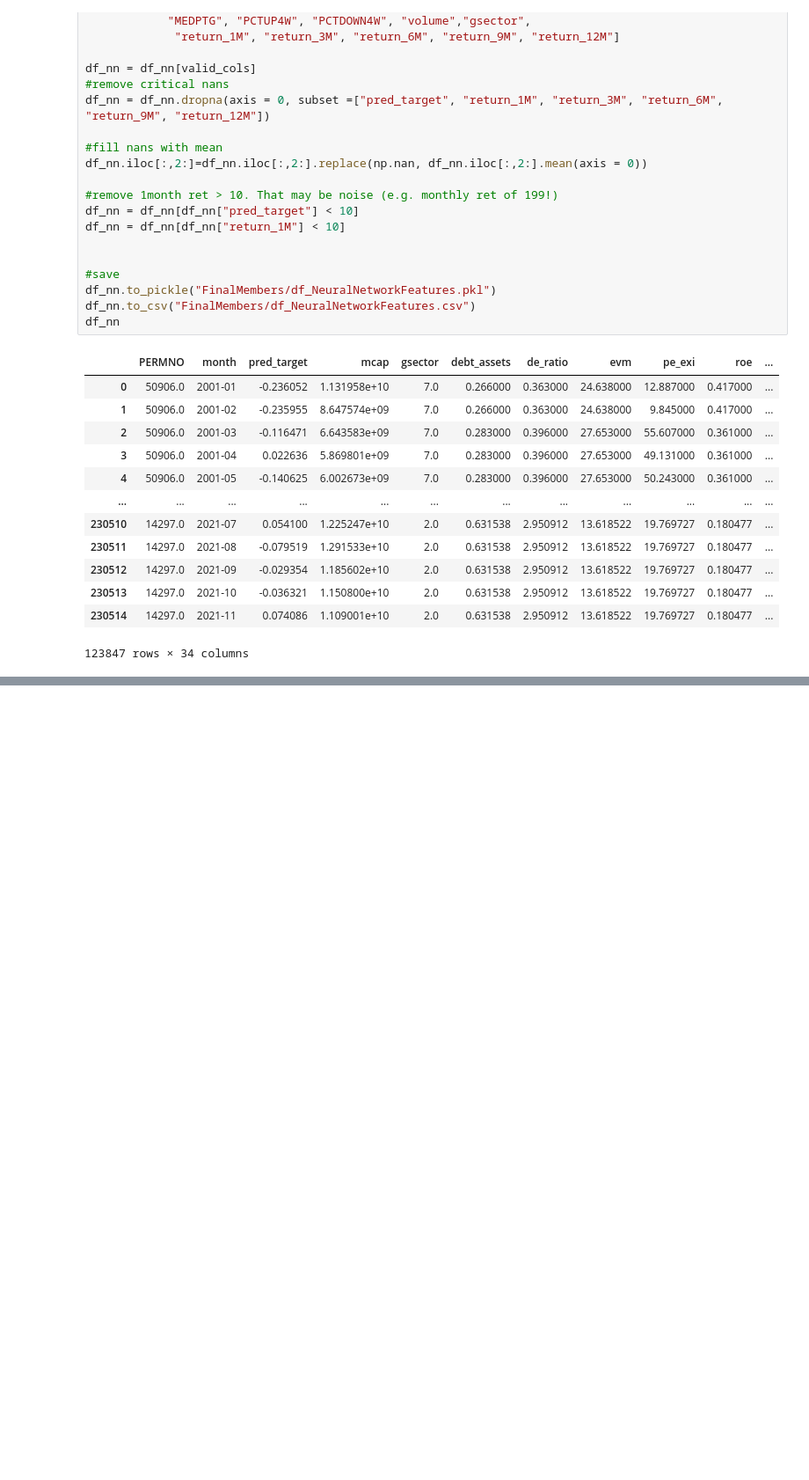
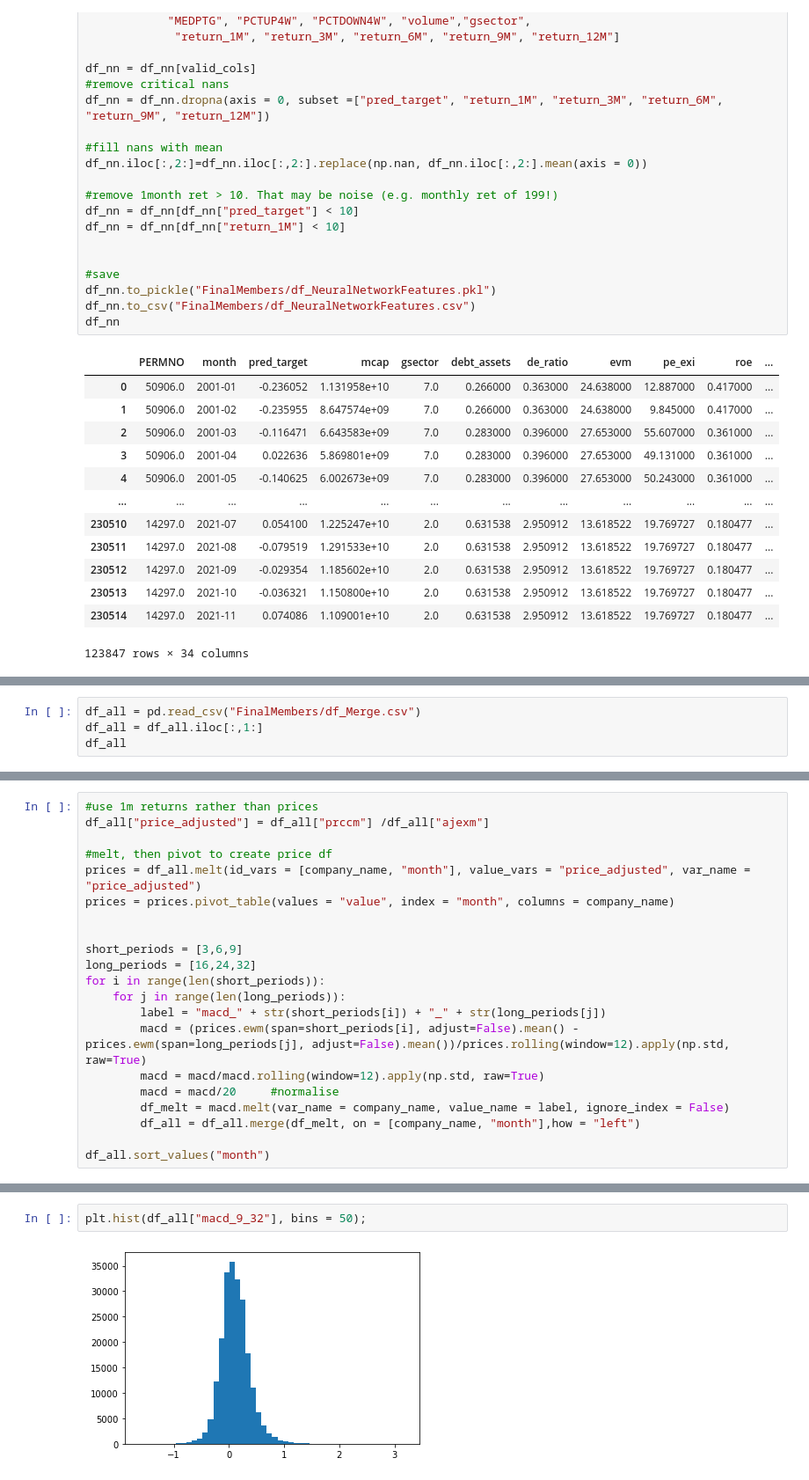
Before and after one commit to pyliut/CSMOM_HT22, a Jupyter notebook: FinalMembers_TomLiu.ipynb, the cells around one changed output, grey strips where cells are left out. Shown at 88% size. Saved outputs shown, nothing was run; the diff lists cells and outputs as text; blank space fills up the shorter version.

```diff
--- a/FinalMembers_TomLiu.ipynb
+++ b/FinalMembers_TomLiu.ipynb
@@ -713,0 +742,4 @@ plt.plot(sorted(df_nn["month"].unique().to_timestamp()),df_nn.groupby("month").a
+# %%
+df_all = pd.read_csv("FinalMembers/df_Merge.csv")
+df_all = df_all.iloc[:,1:]
+df_all
@@ -713,0 +806,21 @@ plt.plot(sorted(df_nn["month"].unique().to_timestamp()),df_nn.groupby("month").a
+# %%
+#use 1m returns rather than prices
+df_all["price_adjusted"] = df_all["prccm"] /df_all["ajexm"]
+
+#melt, then pivot to create price df
+prices = df_all.melt(id_vars = [company_name, "month"], value_vars = "price_adjusted", var_name = "price_adjusted")
+prices = prices.pivot_table(values = "value", index = "month", columns = company_name)
+
+
+short_periods = [3,6,9]
+long_periods = [16,24,32]
+for i in range(len(short_periods)):
+    for j in range(len(long_periods)):
+        label = "macd_" + str(short_periods[i]) + "_" + str(long_periods[j])
+        macd = (prices.ewm(span=short_periods[i], adjust=False).mean() - prices.ewm(span=long_periods[j], adjust=False).mean())/prices.rolling(window=12).apply(np.std, raw=True)
+        macd = macd/macd.rolling(window=12).apply(np.std, raw=True)
+        macd = macd/20     #normalise
+        df_melt = macd.melt(var_name = company_name, value_name = label, ignore_index = False)
+        df_all = df_all.merge(df_melt, on = [company_name, "month"],how = "left")
+
+df_all.sort_values("month")
@@ -713,0 +841,4 @@ plt.plot(sorted(df_nn["month"].unique().to_timestamp()),df_nn.groupby("month").a
+# %%
+plt.hist(df_all["macd_9_32"], bins = 50);
+# %% [output]
+[figure, added]
```
Also changed, not shown: parts of 14 cells of this notebook.
